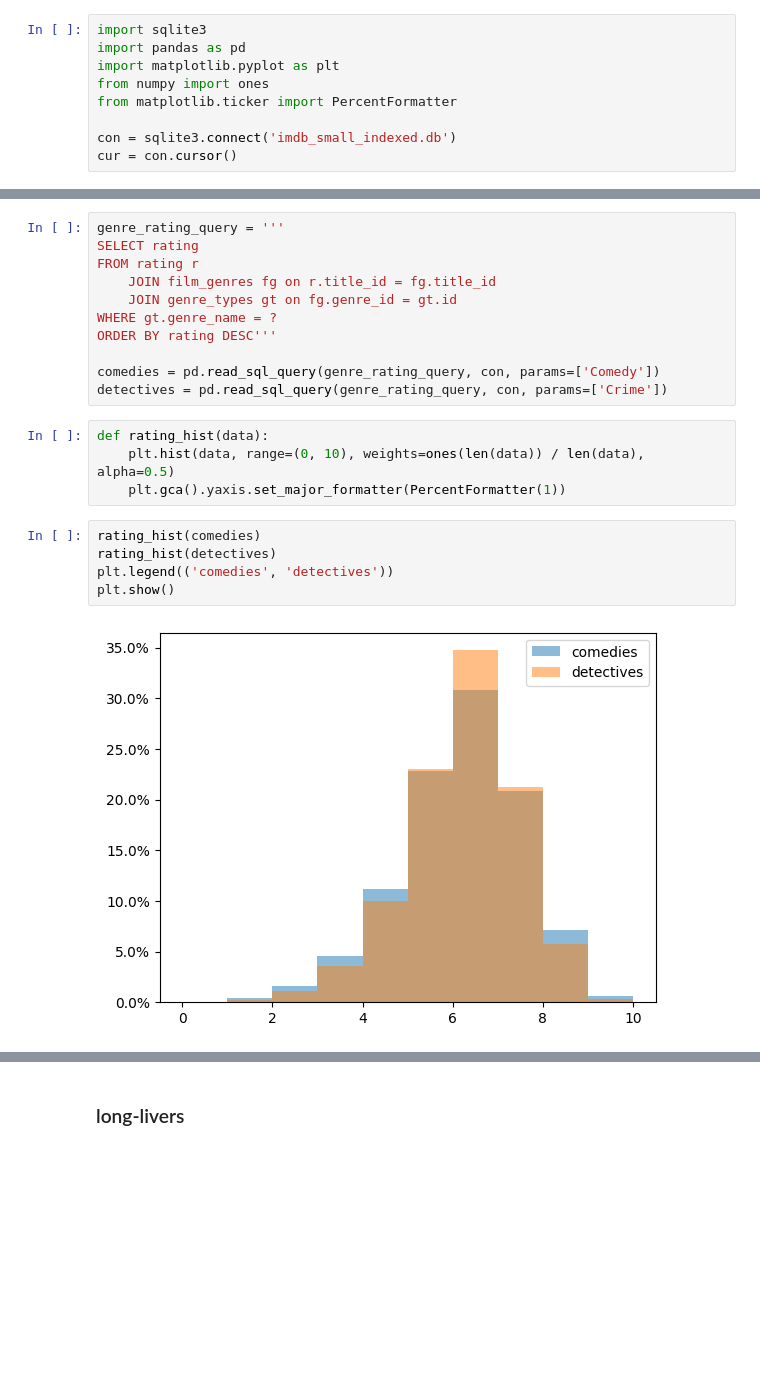
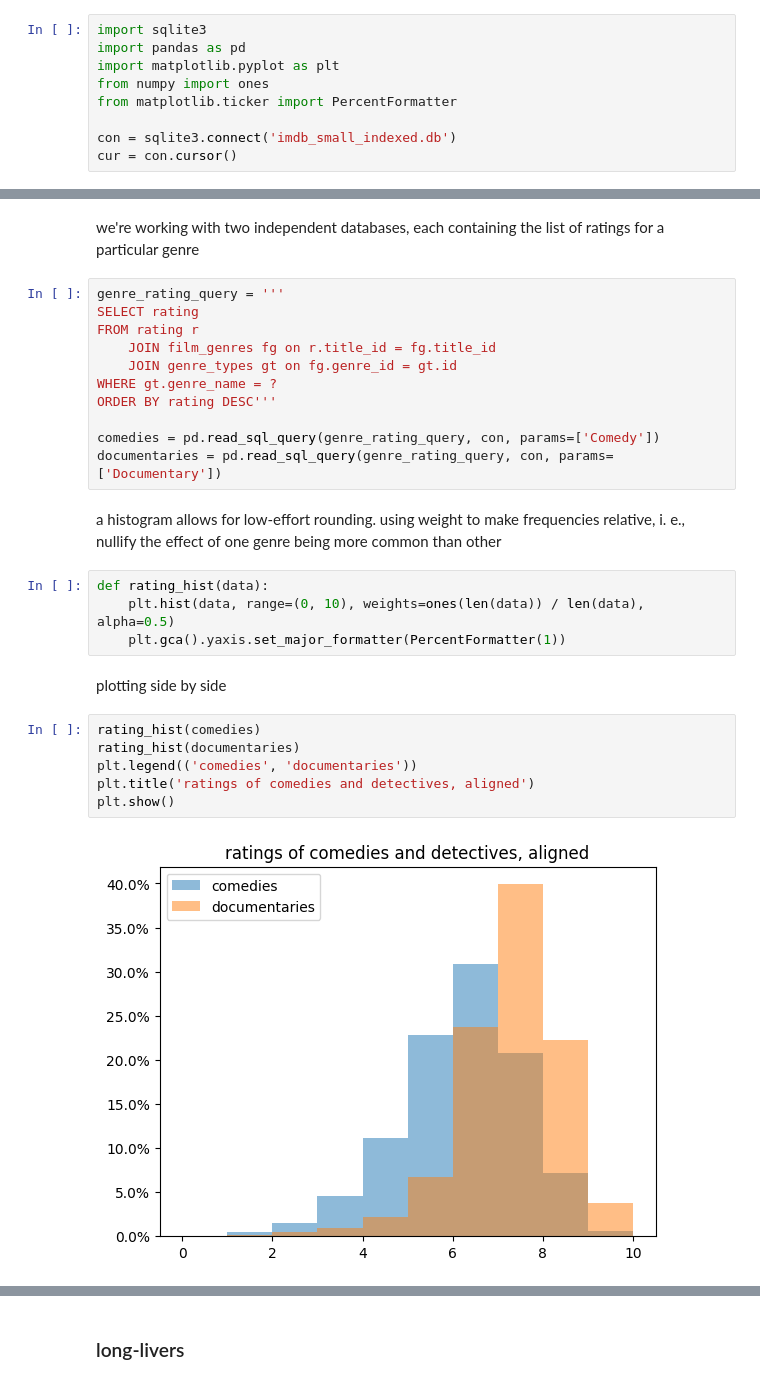
Before and after one commit to retroflexivity/python_hw, a Jupyter notebook: pt2/db/hw.ipynb, the cells around one changed output, grey strips where cells are left out. Saved outputs shown, nothing was run; the diff lists cells and outputs as text; blank space fills up the shorter version.

```diff
--- a/pt2/db/hw.ipynb
+++ b/pt2/db/hw.ipynb
@@ -86,3 +107,5 @@ cur = con.cursor()
+# %% [markdown]
+we're working with two independent databases, each containing the list of ratings for a particular genre
 # %%
 genre_rating_query = '''
 SELECT rating
@@ -93,15 +116,20 @@ WHERE gt.genre_name = ?
 ORDER BY rating DESC'''
 
 comedies = pd.read_sql_query(genre_rating_query, con, params=['Comedy'])
-detectives = pd.read_sql_query(genre_rating_query, con, params=['Crime'])
+documentaries = pd.read_sql_query(genre_rating_query, con, params=['Documentary'])
+# %% [markdown]
+a histogram allows for low-effort rounding. using weight to make frequencies relative, i. e., nullify the effect of one genre being more common than other
 # %%
 def rating_hist(data):
     plt.hist(data, range=(0, 10), weights=ones(len(data)) / len(data), alpha=0.5)
     plt.gca().yaxis.set_major_formatter(PercentFormatter(1))
+# %% [markdown]
+plotting side by side
 # %%
 rating_hist(comedies)
-rating_hist(detectives)
-plt.legend(('comedies', 'detectives'))
+rating_hist(documentaries)
+plt.legend(('comedies', 'documentaries'))
+plt.title('ratings of comedies and detectives, aligned')
 plt.show()
 # %% [output]
-[figure, old version]
+[figure, new version]
```
Also changed, not shown: parts of 41 cells of this notebook, 2 other files.
